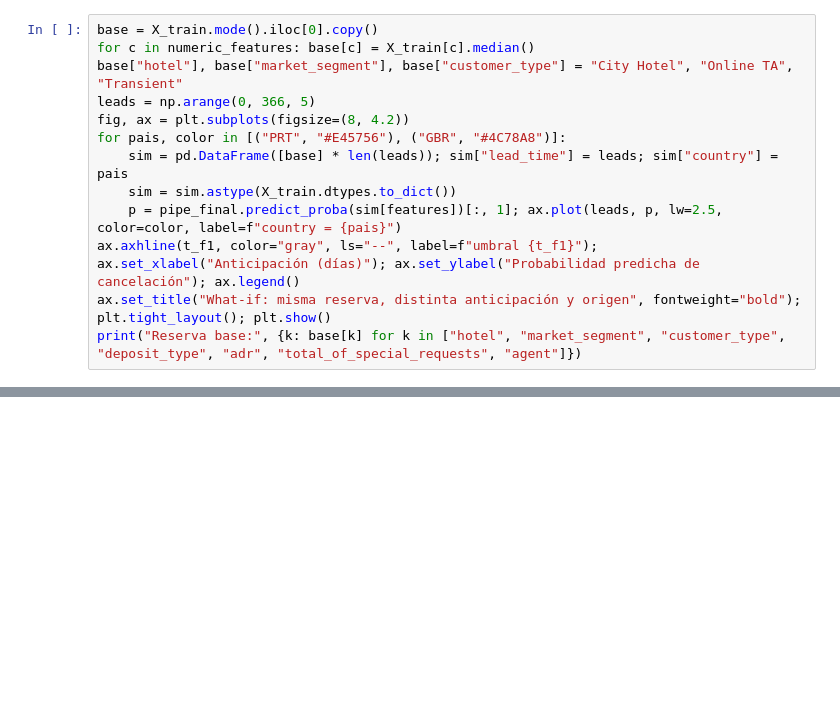
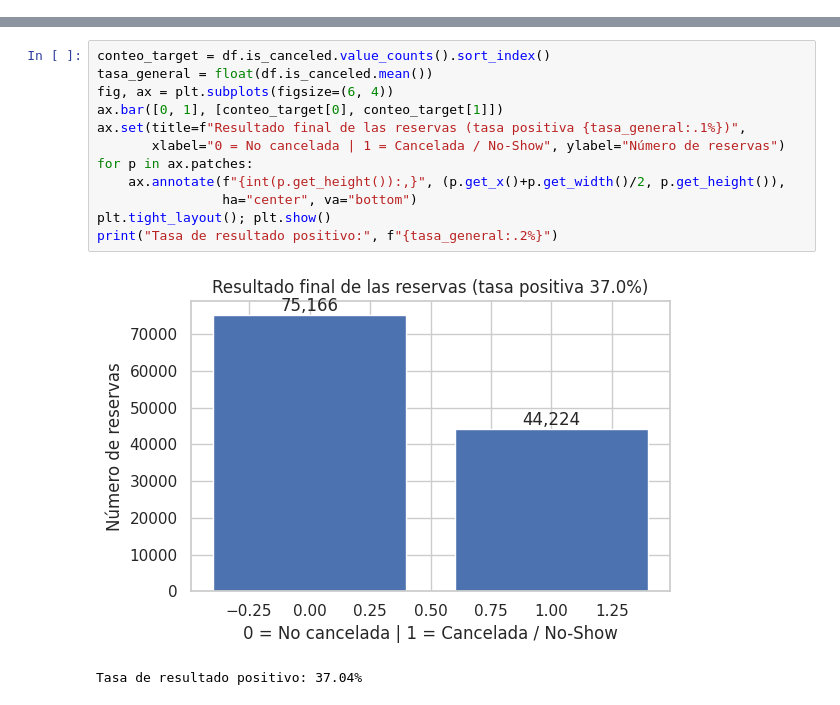
Before and after one commit to hasber/hotel-booking, a Jupyter notebook: Trabajo.ipynb, the cells around one changed output, grey strips where cells are left out. Cells and saved outputs as stored; diff of their text form; blank space fills up the shorter version.

```diff
--- a/Trabajo.ipynb
+++ b/Trabajo.ipynb
@@ -1283,13 +0,0 @@ Simulación **predictiva, no causal**: una reserva típica de City Hotel por Onl
-# %%
-base = X_train.mode().iloc[0].copy()
-for c in numeric_features: base[c] = X_train[c].median()
-base["hotel"], base["market_segment"], base["customer_type"] = "City Hotel", "Online TA", "Transient"
-leads = np.arange(0, 366, 5)
-fig, ax = plt.subplots(figsize=(8, 4.2))
-for pais, color in [("PRT", "#E45756"), ("GBR", "#4C78A8")]:
-    sim = pd.DataFrame([base] * len(leads)); sim["lead_time"] = leads; sim["country"] = pais
-    sim = sim.astype(X_train.dtypes.to_dict())
-    p = pipe_final.predict_proba(sim[features])[:, 1]; ax.plot(leads, p, lw=2.5, color=color, label=f"country = {pais}")
-ax.axhline(t_f1, color="gray", ls="--", label=f"umbral {t_f1}"); ax.set_xlabel("Anticipación (días)"); ax.set_ylabel("Probabilidad predicha de cancelación"); ax.legend()
-ax.set_title("What-if: misma reserva, distinta anticipación y origen", fontweight="bold"); plt.tight_layout(); plt.show()
-print("Reserva base:", {k: base[k] for k in ["hotel", "market_segment", "customer_type", "deposit_type", "adr", "total_of_special_requests", "agent"]})
@@ -1675,0 +207,15 @@ Cifras y decisiones que deben copiarse a la presentación y al documento de tras
+# %%
+conteo_target = df.is_canceled.value_counts().sort_index()
+tasa_general = float(df.is_canceled.mean())
+fig, ax = plt.subplots(figsize=(6, 4))
+ax.bar([0, 1], [conteo_target[0], conteo_target[1]])
+ax.set(title=f"Resultado final de las reservas (tasa positiva {tasa_general:.1%})",
+       xlabel="0 = No cancelada | 1 = Cancelada / No-Show", ylabel="Número de reservas")
+for p in ax.patches:
+    ax.annotate(f"{int(p.get_height()):,}", (p.get_x()+p.get_width()/2, p.get_height()),
+                ha="center", va="bottom")
+plt.tight_layout(); plt.show()
+print("Tasa de resultado positivo:", f"{tasa_general:.2%}")
+# %% [output]
+[figure, added]
+Tasa de resultado positivo: 37.04%
```
Also changed, not shown: parts of 208 cells of this notebook.
